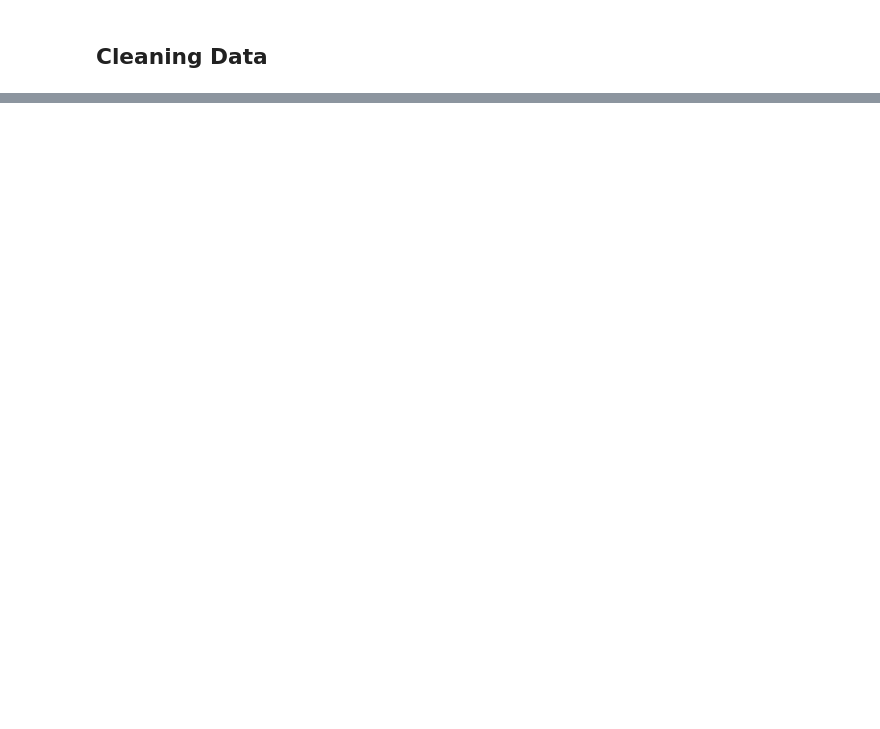
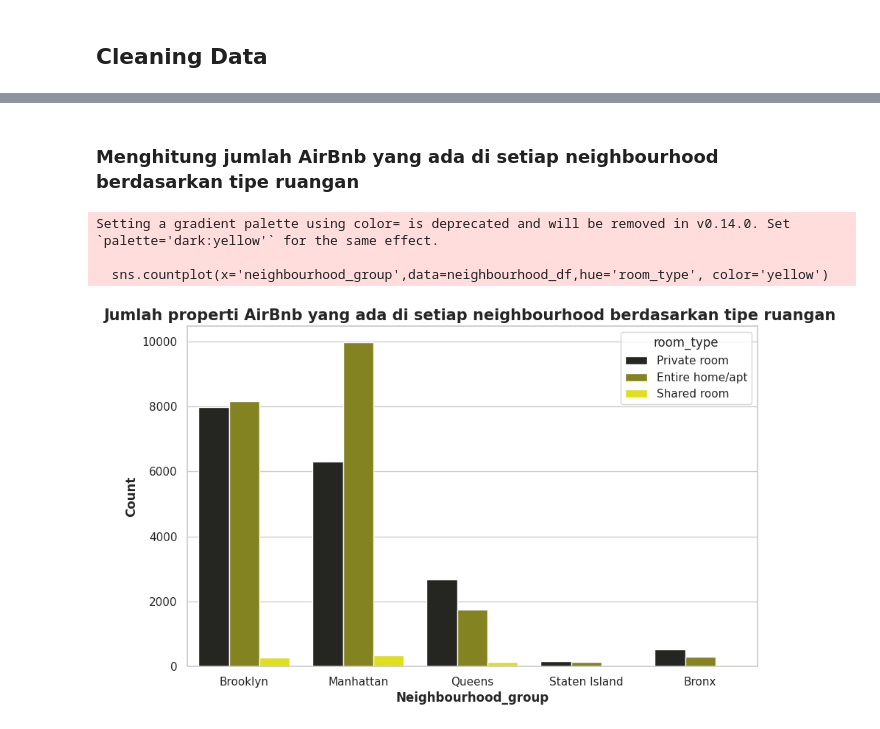
Before and after one commit to JunetzMasihBelajar/2025_AI_TI1B, a Jupyter notebook: UTS_ArjunaNathaPratisena_4_33_24_1_02.ipynb, the cells around one changed output, grey strips where cells are left out. Cells and saved outputs as stored; diff of their text form; code cells hidden in the pictures; blank space fills up the shorter version.

```diff
--- a/UTS_ArjunaNathaPratisena_4_33_24_1_02.ipynb
+++ b/UTS_ArjunaNathaPratisena_4_33_24_1_02.ipynb
@@ -383,0 +243,17 @@ This will become an error in seaborn v0.14.0; please update your code.
+# %% [markdown]
+### Menghitung jumlah AirBnb yang ada di setiap neighbourhood berdasarkan tipe ruangan
+# %%
+plt.figure(figsize=(10,6))
+sns.set(style="whitegrid", color_codes=True)
+font_title = {'size': 15}
+font_label = {'size': 12}
+sns.countplot(x='neighbourhood_group',data=neighbourhood_df,hue='room_type', color='yellow')
+plt.xlabel('Neighbourhood_group',fontdict=font_label,fontweight='bold')
+plt.ylabel('Count',fontdict=font_label,fontweight='bold')
+plt.title("Jumlah properti AirBnb yang ada di setiap neighbourhood berdasarkan tipe ruangan ",fontdict=font_title,fontweight='bold')
+plt.show()
+# %% [output]
+Setting a gradient palette using color= is deprecated and will be removed in v0.14.0. Set `palette='dark:yellow'` for the same effect.
+
+  sns.countplot(x='neighbourhood_group',data=neighbourhood_df,hue='room_type', color='yellow')
+[figure, added]
```
Also changed, not shown: parts of 43 cells of this notebook.
